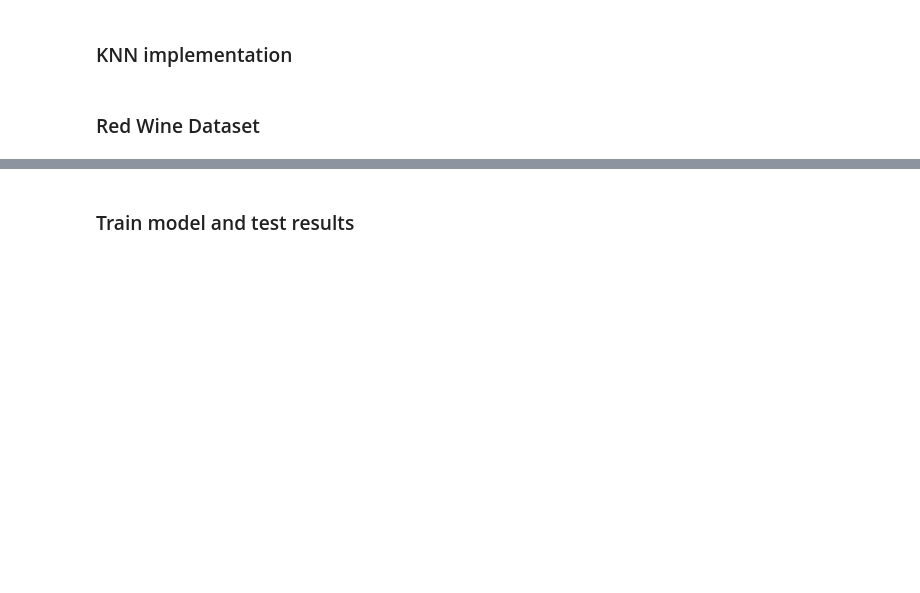
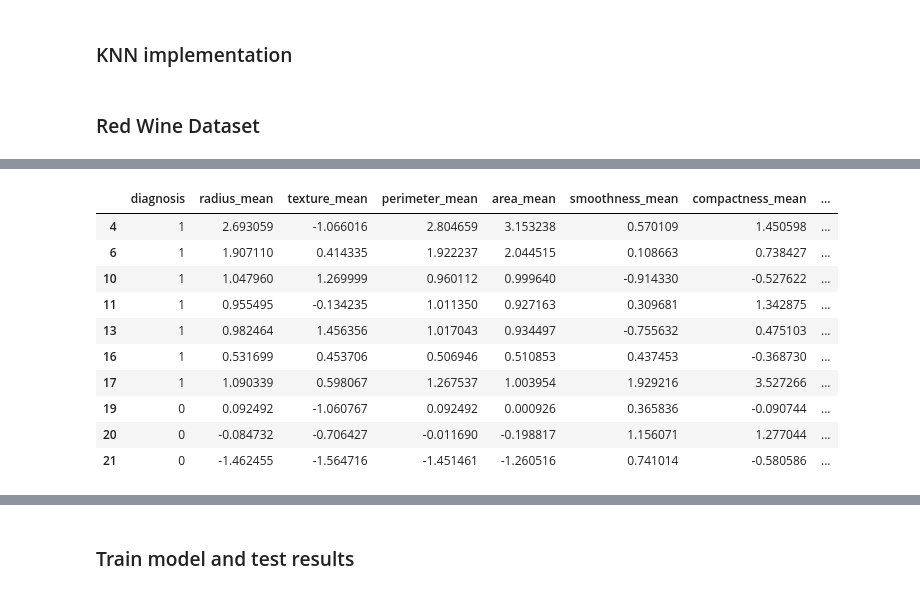
Before and after one commit to JoseDavidSS/Patrones.Project1, a Jupyter notebook: knn.ipynb, the cells around one changed output, grey strips where cells are left out. Saved outputs shown, nothing was run; the diff lists cells and outputs as text; code cells hidden in the pictures; blank space fills up the shorter version.

Commit message:
Add KNN analysis over cancer dataset

```diff
--- a/knn.ipynb
+++ b/knn.ipynb
@@ -284,0 +124,82 @@ df_arqui.head(5)
+# %%
+# read the dataset
+df_cancer = pd.read_csv('datasets/Cancer_Data.csv')
+
+# make sure that there are no null values that can affect the models
+mask = df_cancer.isnull()
+#print(mask.sum())
+
+# delete unnecesary or null columns
+df_cancer = df_cancer.drop(columns=['id', 'Unnamed: 32'])
+
+# visualizing the values of each feature and the comparison to the output
+"""
+for col in df_cancer.columns[:-1]:
+    df_cancer.plot(x=col, y='diagnosis', kind='scatter', figsize=(8, 5))
+plt.show()
+"""
+
+# Data preprocessing - outliner treatment
+# eliminating data that is outside the normal values in each feature
+features = ['radius_mean', 'texture_mean', 'perimeter_mean',
+       'area_mean', 'smoothness_mean', 'compactness_mean', 'concavity_mean',
+       'concave points_mean', 'symmetry_mean', 'fractal_dimension_mean',
+       'radius_se', 'texture_se', 'perimeter_se', 'area_se', 'smoothness_se',
+       'compactness_se', 'concavity_se', 'concave points_se', 'symmetry_se',
+       'fractal_dimension_se', 'radius_worst', 'texture_worst',
+       'perimeter_worst', 'area_worst', 'smoothness_worst',
+       'compactness_worst', 'concavity_worst', 'concave points_worst',
+       'symmetry_worst', 'fractal_dimension_worst']
+l_limit_perc = 0
+h_limit_perc = 0.99
+
+for feature in features:
+    low_limit = df_cancer[feature].quantile(l_limit_perc)
+    high_limit = df_cancer[feature].quantile(h_limit_perc)
+    df_cancer = df_cancer.loc[(df_cancer[feature] >= low_limit) & (df_cancer[feature] <= high_limit)]
+
+# visualizing the new values
+# (not ploting to avoid data overload in the notebook)
+"""
+for col in df_cancer.columns[:-1]:
+    df_cancer.plot(x=col, y='diagnosis', kind='scatter', figsize=(8, 5))
+plt.show()
+"""
+
+# feature engineering
+# normalization of the data
+for feature in features:
+    df_cancer[feature] = (df_cancer[feature]-df_cancer[feature].mean())/df_cancer[feature].std()
+
+# change value of output to 0 and 1
+# 0 -> B
+# 1 -> M
+df_cancer.loc[df_cancer['diagnosis'] == 'B', 'diagnosis'] = 0
+df_cancer.loc[df_cancer['diagnosis'] == 'M', 'diagnosis'] = 1
+
+# Define training and test sets using stratify
+X0 = df_cancer.loc[df_cancer['diagnosis'] == 0, features]
+Y0 = df_cancer.loc[df_cancer['diagnosis'] == 0, 'diagnosis']
+
+X1 = df_cancer.loc[df_cancer['diagnosis'] == 1, features]
+Y1 = df_cancer.loc[df_cancer['diagnosis'] == 1, 'diagnosis']
+
+X0_train, X0_test, y0_train, y0_test = train_test_split(X0, Y0, test_size=0.4, random_state=40)
+X1_train, X1_test, y1_train, y1_test = train_test_split(X1, Y1, test_size=0.4, random_state=40)
+
+X_train = pd.concat([X0_train, X1_train], axis= 0)
+y_train = pd.concat([y0_train, y1_train], axis= 0)
+
+df_cancer.head(10)
+# %% [output]
+|  | diagnosis | radius_mean | texture_mean | perimeter_mean | area_mean | smoothness_mean | compactness_mean | ... |
+| 4 | 1 | 2.693059 | -1.066016 | 2.804659 | 3.153238 | 0.570109 | 1.450598 | ... |
+| 6 | 1 | 1.907110 | 0.414335 | 1.922237 | 2.044515 | 0.108663 | 0.738427 | ... |
+| 10 | 1 | 1.047960 | 1.269999 | 0.960112 | 0.999640 | -0.914330 | -0.527622 | ... |
+| 11 | 1 | 0.955495 | -0.134235 | 1.011350 | 0.927163 | 0.309681 | 1.342875 | ... |
+| 13 | 1 | 0.982464 | 1.456356 | 1.017043 | 0.934497 | -0.755632 | 0.475103 | ... |
+| 16 | 1 | 0.531699 | 0.453706 | 0.506946 | 0.510853 | 0.437453 | -0.368730 | ... |
+| 17 | 1 | 1.090339 | 0.598067 | 1.267537 | 1.003954 | 1.929216 | 3.527266 | ... |
+| 19 | 0 | 0.092492 | -1.060767 | 0.092492 | 0.000926 | 0.365836 | -0.090744 | ... |
+| 20 | 0 | -0.084732 | -0.706427 | -0.011690 | -0.198817 | 1.156071 | 1.277044 | ... |
+| 21 | 0 | -1.462455 | -1.564716 | -1.451461 | -1.260516 | 0.741014 | -0.580586 | ... |
```
Also changed, not shown: parts of 3 cells of this notebook, 1 other file.
